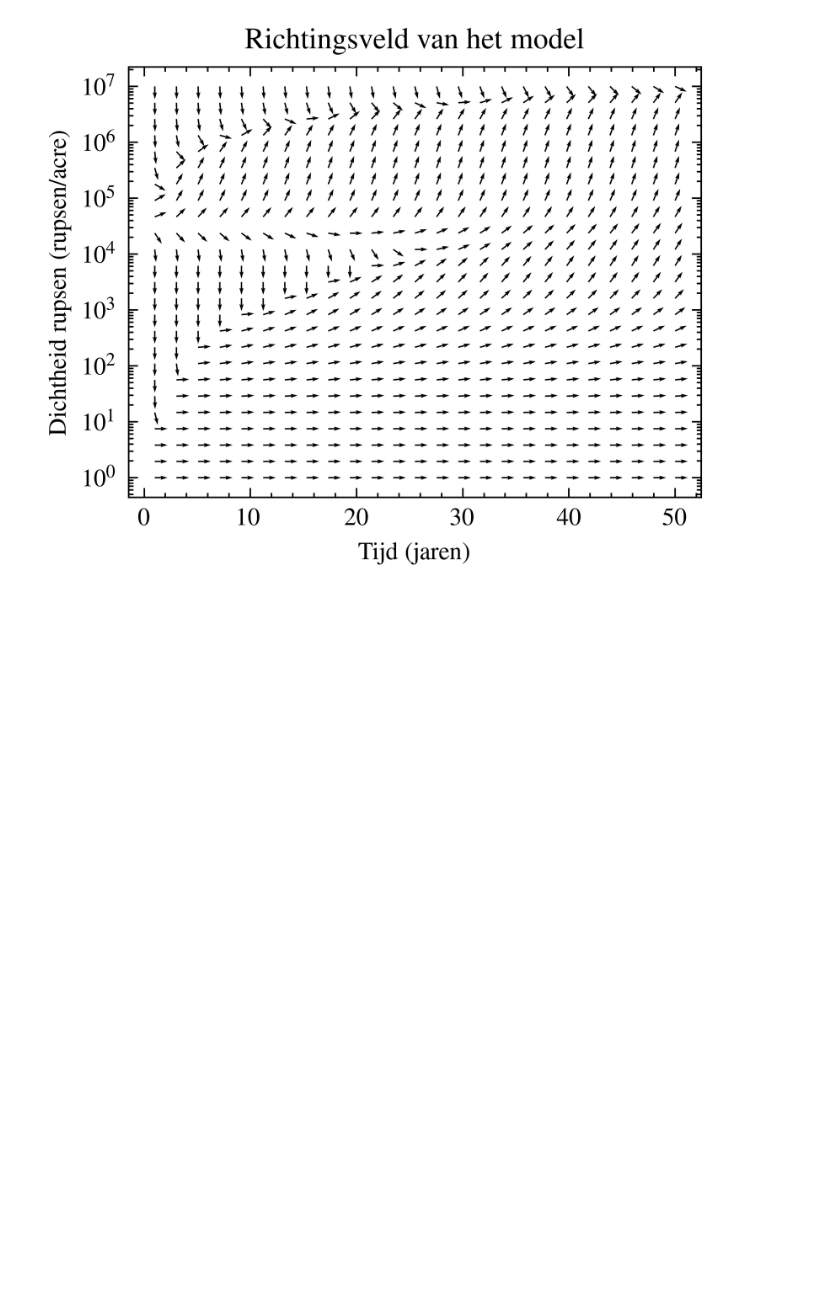
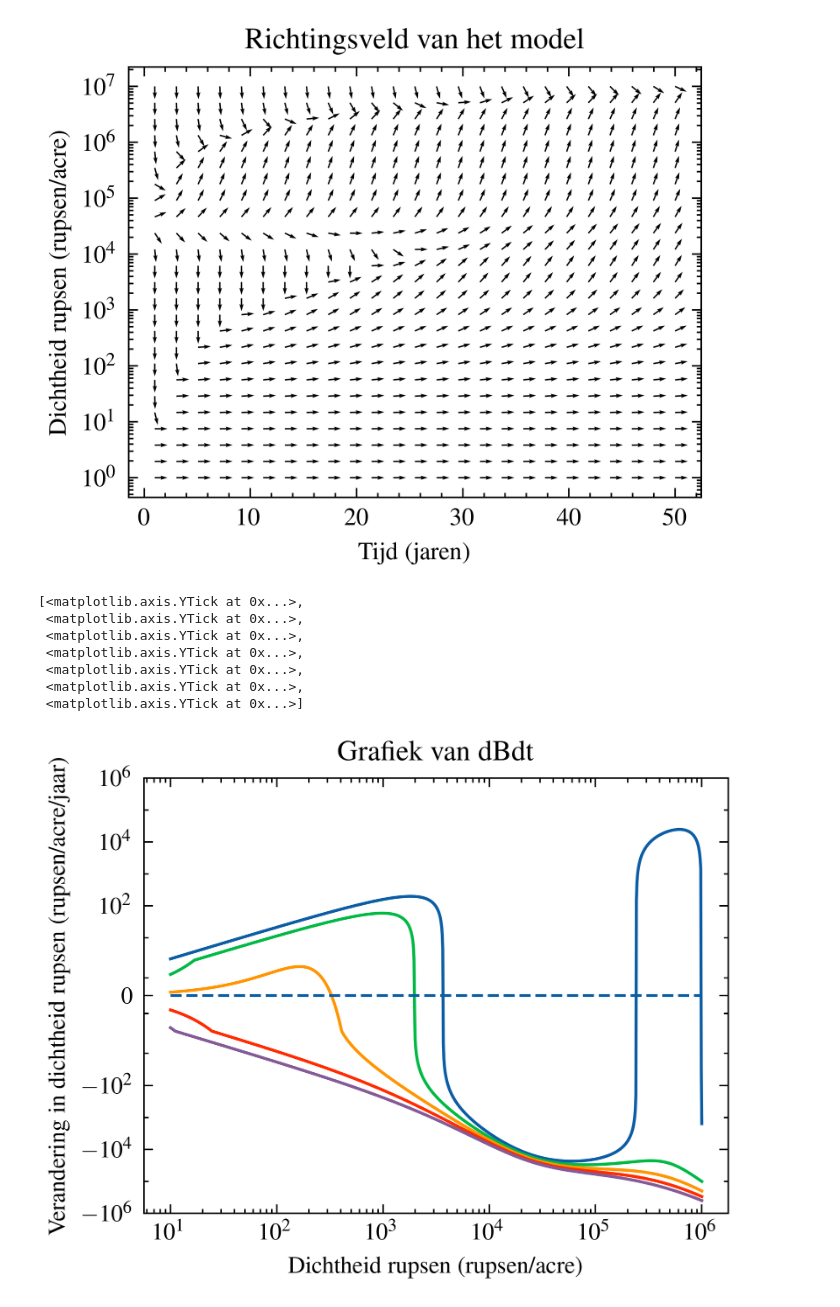
Before and after one commit to SteefCoder/conifeerrups, a Jupyter notebook: figuren.ipynb, the cells around one changed output. Drawn from its saved outputs; the diff is of its cells as text; code cells hidden in the pictures; blank space fills up the shorter version.

Commit message:
Toegevoegde figuren

```diff
--- a/figuren.ipynb
+++ b/figuren.ipynb
@@ -22,11 +22,13 @@ class C:
     rE = 0.92
     p = 0.00195
     tE = 0.03
+    gammaB = 3.89
 
 # Standaard labels zodat ze overeenkomen bij alle plots
 RUPSEN_LABEL = "Dichtheid rupsen (rupsen/acre)"
 WOUD_LABEL = "Dichtheid woud (takken/acre)"
 ENERGIE_LABEL = "Relatieve gezondheid"
+DBDT_LABEL = "Verandering in dichtheid rupsen (rupsen/acre/jaar)"
 TIJD_LABEL = "Tijd (jaren)"
 # %%
 # WISKUNDIGE FUNCTIES
@@ -203,3 +206,36 @@ ax.set(title='Richtingsveld van het model', xlabel=TIJD_LABEL, ylabel=RUPSEN_LAB
 plt.savefig("figuren/richtingsveld-tijd.png")
 # %% [output]
 [figure]
+# %%
+fig, ax = plt.subplots()
+
+S = 24000
+B = 10 ** np.linspace(1, 6, num=1000)
+
+# sol = solve_autonomous_system(partial(simple_dBdt, S), np.array([10.0 ** 5]), 40)
+#CUM_Y = np.cumsum(Y)
+
+for g in np.linspace(1.3, 1.7, num=5):
+    Y = simple_dBdt(S, B) - g * B
+    ax.plot(B, Y)
+
+#for c in np.linspace(-100, 0, num=5):
+#    E = 0 * CUM_Y + Y * Y / 2
+#    ax.plot(B, E)
+
+# ax.plot(sol[1], simple_dBdt(S, sol[1]))
+#ax.plot(B, CUM_Y)
+ax.hlines(0, B[0], B[-1], linestyle='--')
+ax.set(title='Grafiek van dBdt', xlabel=RUPSEN_LABEL, ylabel=DBDT_LABEL, xscale='log', yscale='symlog')
+
+ax.set_yticks([10**6, 10**4, 10**2, 0, -10**2, -10**4, -10**6])
+# plt.savefig("test-figuren/afgeleide.png")
+# %% [output]
+[<matplotlib.axis.YTick at 0x...>,
+ <matplotlib.axis.YTick at 0x...>,
+ <matplotlib.axis.YTick at 0x...>,
+ <matplotlib.axis.YTick at 0x...>,
+ <matplotlib.axis.YTick at 0x...>,
+ <matplotlib.axis.YTick at 0x...>,
+ <matplotlib.axis.YTick at 0x...>]
+[figure, added]
```
Also changed, not shown: parts of 10 cells of this notebook, 2 other files.
